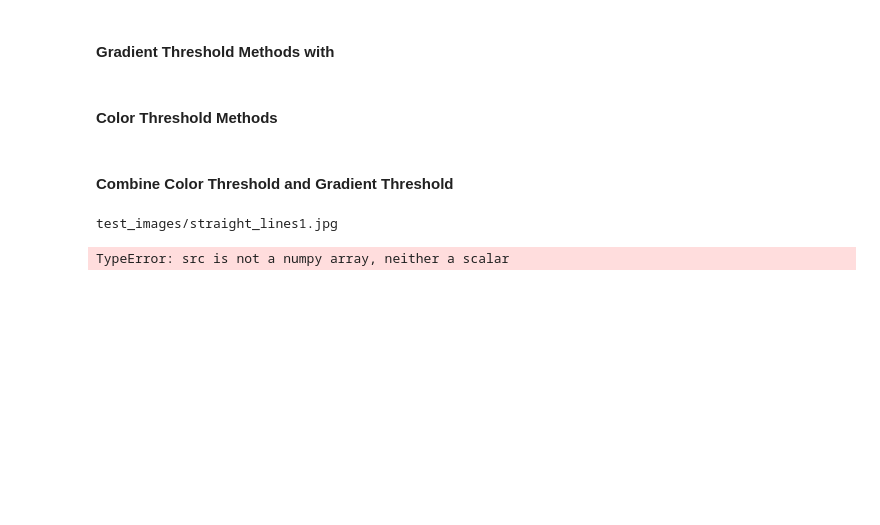
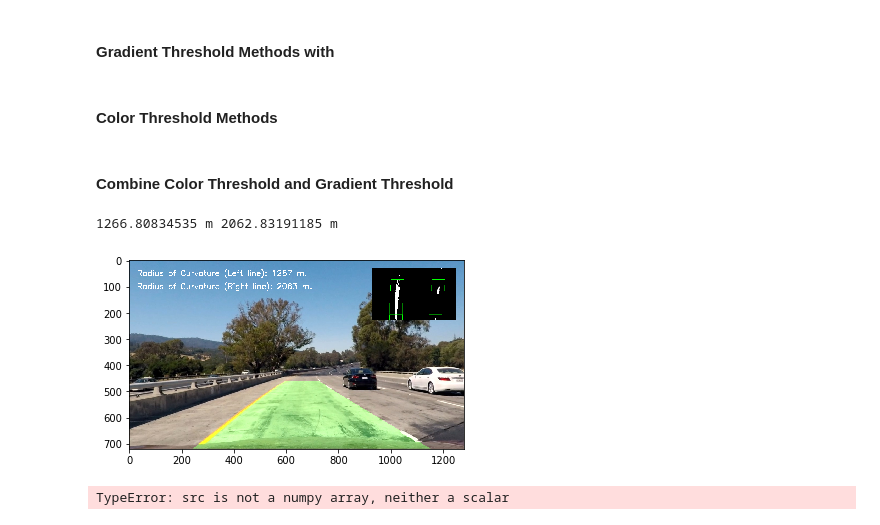
Before and after one commit to DominicusBenacus/CarND-Advanced-Lane-Lines, a Jupyter notebook: advancedLaneLinesFinding.ipynb, the cells around one changed output. Saved outputs shown, nothing was run; the diff lists cells and outputs as text; code cells hidden in the pictures; blank space fills up the shorter version.

Commit message:
first running pipeline

```diff
--- a/advancedLaneLinesFinding.ipynb
+++ b/advancedLaneLinesFinding.ipynb
@@ -190,7 +190,7 @@ def dir_threshold(img, sobel_kernel=3, thresh=(0, np.pi/2)):
     abs_sobel_y = np.absolute(sobel_y)
     # Take the absolute value of the gradient direction,
     # apply a threshold, and create a binary image result
-    absgraddir = np.arctan2(np.absolute(sobely), np.absolute(sobelx))
+    absgraddir = np.arctan2(np.absolute(sobel_y), np.absolute(sobel_x))
     binary_output =  np.zeros_like(absgraddir)
     binary_output[(absgraddir >= thresh[0]) & (absgraddir <= thresh[1])] = 1
     # Return this mask as binary_output image
@@ -221,14 +221,15 @@ def combinedGradientThresholds(img, do_plot=False):
 #### Color Threshold Methods
 # %%
 # combine the best out of two worös color and gradient threshold methods
-def combinedColorSpaceThresholds(img, s_thresh=(0, 255)):
-    img = np.copy(img)
+def combinedColorSpaceThresholds(img, thresh=(0, 255)):
+    #img = np.copy(img)
     # Convert to HLS color space and separate the S channel
-    hls = cv2.cvtColor(img, cv2.COLOR_RGB2HLS).astype(np.float)
+    #hls = cv2.cvtColor(img, cv2.COLOR_RGB2HLS).astype(np.float)
+    hls = cv2.cvtColor(img, cv2.COLOR_RGB2HLS)
     s_channel = hls[:,:,2]
     # Threshold color channel
     s_binary = np.zeros_like(s_channel)
-    s_binary[(s_channel >= s_thresh[0]) & (s_channel <= s_thresh[1])] = 1
+    s_binary[(s_channel >= thresh[0]) & (s_channel <= thresh[1])] = 1
 
     # mapping for generalization for later mixed up color space solution
     colorBinary = s_binary
@@ -396,28 +409,48 @@ def main(img):
     # I'll choose the maximum y-value, corresponding to the bottom of the image
     y_eval = np.max(ploty)
 
-    left_curveradPixelSpace, right_curveradPixelSpace = getRadiusPixelSpace(left_fit,right_fit)
+    left_curveradPixelSpace, right_curveradPixelSpace = getRadiusPixelSpace(left_fit,right_fit,y_eval)
 
-    left_curveradMeter, right_curveradMeter = convertRadiusIntoMeter(ploty,y_eval)
+    left_curveradMeter, right_curveradMeter = convertRadiusIntoMeter(ploty,y_eval,leftx, lefty, rightx, righty)
+
 
     #Compute the inverse perspective transform to unwarped the image
     Minv = cv2.getPerspectiveTransform(dst, src)
 
-    finalOutputImage = drawPolynomialsBackIntoOriginalImage(left_fitx, right_fitx, ploty, Minv)
+    finalOutputImage = drawPolynomialsBackIntoOriginalImage(binaryWarpedMaskedImage,image_undistored, out_img, left_fitx, right_fitx, left_curveradMeter, right_curveradMeter, ploty, Minv)
 
     return finalOutputImage
 # %%
 #Test Image Pipeline
-for image in images:
-    print(img_dir + image)
-    img = plt.imread(img_dir + image)
-    result = main(img)
-    plt.imshow(result)
-    #plt.imsave(image + "_found.png", result)
-    plt.show()
+#for image in images:
+#    print(img_dir + image)
+#    img = mpimg.imread(img_dir + image)
+#    result = main(img)
+#    plt.imshow(result)
+#    #plt.imsave(image + "_found.png", result)
+#    plt.show()
+#
+# MONITOR (FOR TESTING IMAGE PIPELINE)
+image = mpimg.imread('test_images/test1.jpg')
+result = main(image)
+plt.imshow(result)
+#plt.imsave(image + "_found.png", result)
+plt.show()
 # %% [output]
-test_images/straight_lines1.jpg
+1266.80834535 m 2062.83191185 m
-TypeError: src is not a numpy array, neither a scalar
+[figure, added]
+# %%
+#output_video = 'project_video_processed.mp4'
+#clip1 = VideoFileClip("project_video.mp4")
+#video_clip = clip1.fl_image(main)
+#%time video_clip.write_videofile(output_video, audio=False)
+
+white_output = 'first_draft.mp4'
+clip1 = VideoFileClip("project_video.mp4")
+white_clip = clip1.fl_image(main) #NOTE: this function expects color images!!
+%time white_clip.write_videofile(white_output, audio=False)
+# %% [output]
+TypeError: src is not a numpy array, neither a scalar
 # %%
 # Calculate the radius in pixel space unit with the following formula:
 
```
Also changed, not shown: parts of 5 cells of this notebook.
